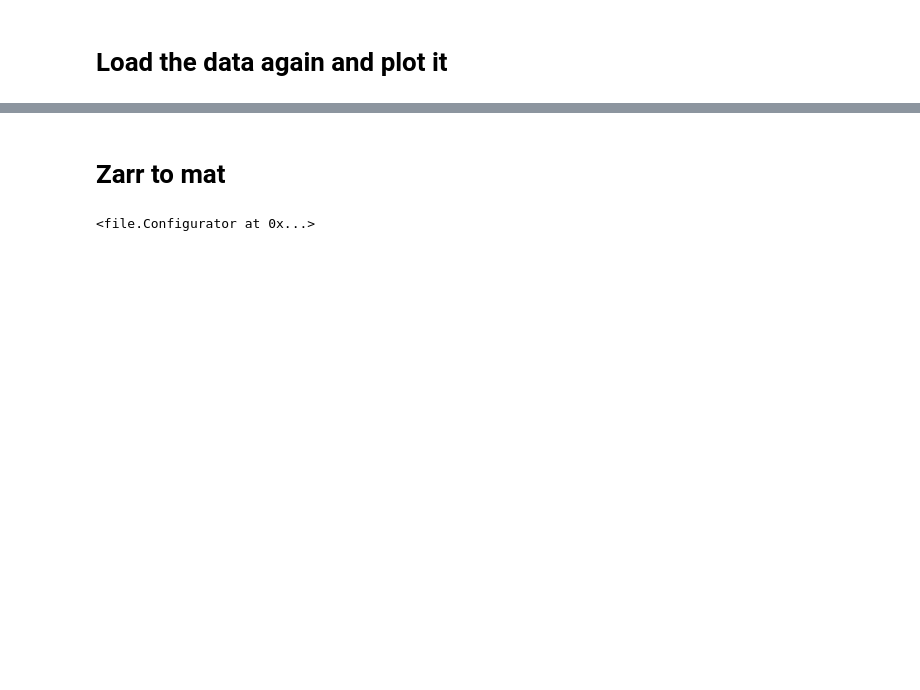
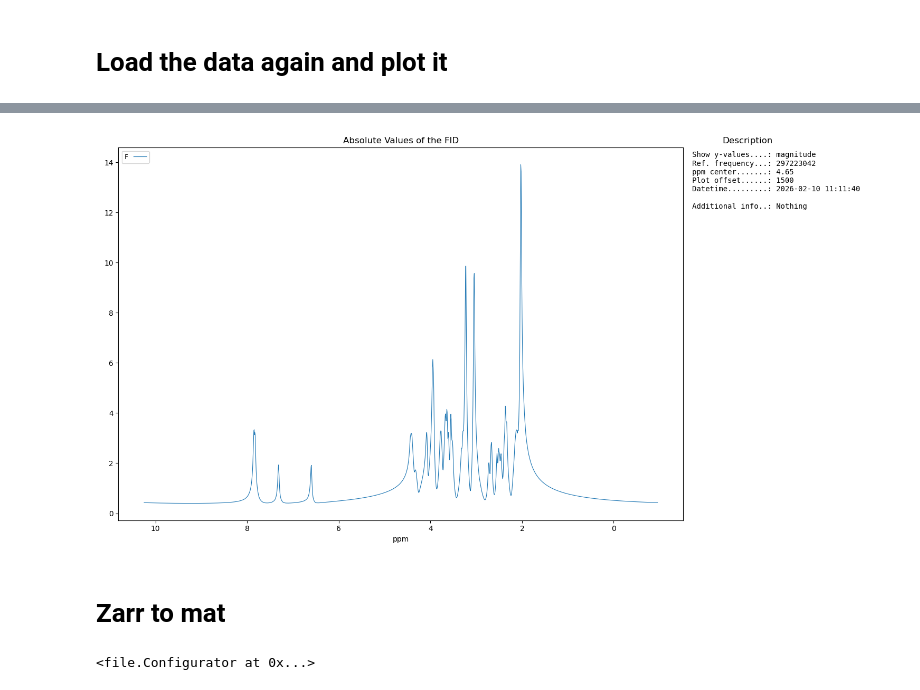
Before and after one commit to MRSI-HFMR-Group-Vienna/Synthetic_MRSI, a Jupyter notebook: code/main_notebook.ipynb, the cells around one changed output, grey strips where cells are left out. Cells and saved outputs as stored; diff of their text form; code cells hidden in the pictures; blank space fills up the shorter version.

```diff
--- a/code/main_notebook.ipynb
+++ b/code/main_notebook.ipynb
@@ -703,6 +717,15 @@ Start save version!
 # %% [markdown]
 # Load the data again and plot it
 # %%
-load_data = da.from_zarr(os.path.join(configurator.data["checkpoints"], "checkpoint_out_test_09022026_withB0"))
+import dask.array as da
+import os
+import file
+
+config_file_name = "paths_09012026.json"
+configurator = file.Configurator(path_folder="../config/",
+                                 file_name=config_file_name)
+configurator.load()
+
+load_data = da.from_zarr(os.path.join(configurator.data["checkpoints"], "zarr", "checkpoint_out_test_09022026_withB0"))
 # %%
 from tools import JupyterPlotManager
@@ -732,8 +759,11 @@ plt.show()
 # %%
 from spectral_spatial_simulation import FID
 
-fid_one_signal = FID(signal=np.array(load_data[:, 35,35,20]), time=loaded_fid.time, name="FID at (35,35,20)")
+
+fid_one_signal = FID(signal=np.array(load_data[:, 35,35,20]), time=loaded_fid.time, name=f"FID at 35,35,20")
 fid_one_signal.plot()
+# %% [output]
+[figure, added]
 # %% [markdown]
 # Zarr to mat
 # %%
```
Also changed, not shown: parts of 19 cells of this notebook, 1 other file.
